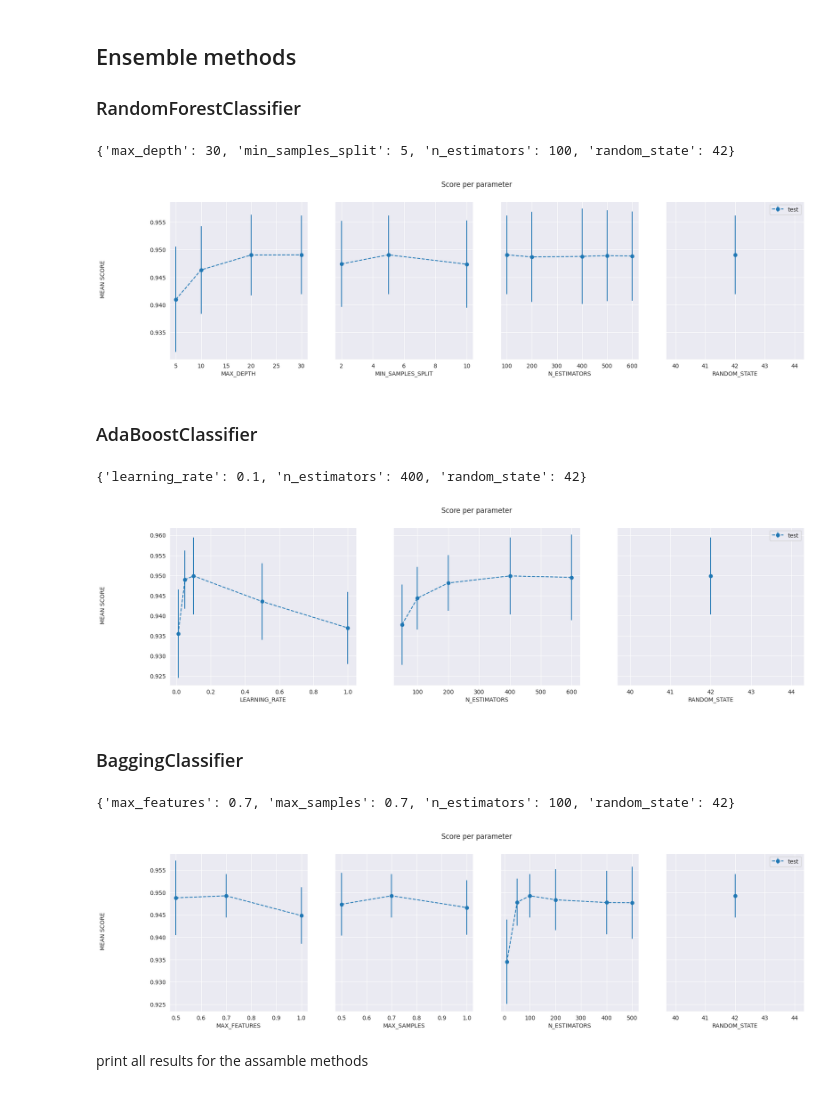
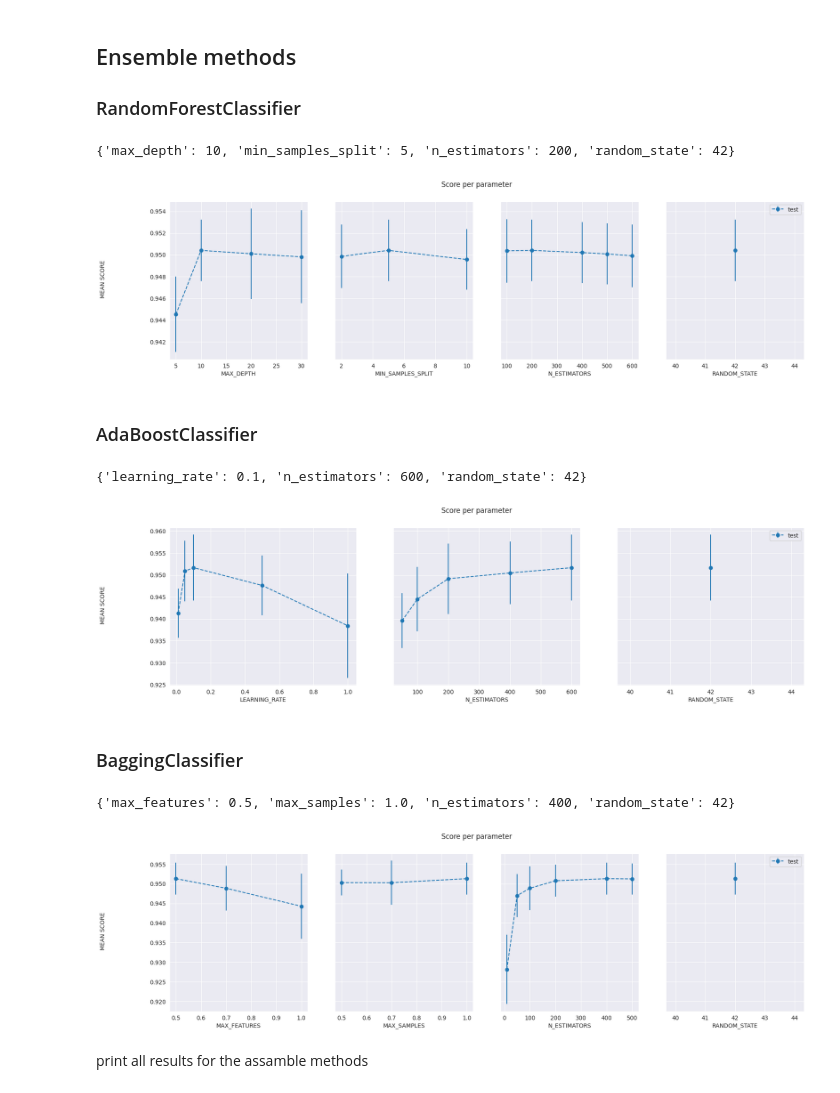
Before and after one commit to SteinVandenbroeke/Data_mining_projects, a Jupyter notebook: Assignment2/Assignment2.ipynb, the cells around one changed output. Cells and saved outputs as stored; diff of their text form; code cells hidden in the pictures.

```diff
--- a/Assignment2/Assignment2.ipynb
+++ b/Assignment2/Assignment2.ipynb
@@ -225,10 +213,10 @@ colum_combinations = {
     "academic_performance_indicators": [
         'curricular_units_1st_sem_credited',
         'curricular_units_1st_sem_enrolled', 'curricular_units_1st_sem_evaluations',
-        'curricular_units_1st_sem_approved', 'curricular_units_1st_sem_grade',
+        'curricular_units_1st_sem_approved',
         'curricular_units_1st_sem_without_evaluations', 'curricular_units_2nd_sem_credited',
         'curricular_units_2nd_sem_enrolled', 'curricular_units_2nd_sem_evaluations',
-        'curricular_units_2nd_sem_approved', 'curricular_units_2nd_sem_grade',
+        'curricular_units_2nd_sem_approved',
         'curricular_units_2nd_sem_without_evaluations',
         'curricular_units_1st_sem_grade_rounded', 'curricular_units_2nd_sem_grade_rounded',
         'passing_grade_1st_sem', 'passing_grade_2nd_sem'
@@ -246,35 +234,47 @@ colum_combinations = {
         'father_occupation', 'displaced', 'special_needs', 'debtor', 'tuition_fees_up_to_date',
         'scholarship_holder', 'age_at_enrollment', 'international', 'curricular_units_1st_sem_credited',
         'curricular_units_1st_sem_enrolled', 'curricular_units_1st_sem_evaluations',
-        'curricular_units_1st_sem_approved', 'curricular_units_1st_sem_grade',
+        'curricular_units_1st_sem_approved',
         'curricular_units_1st_sem_without_evaluations', 'curricular_units_2nd_sem_credited',
         'curricular_units_2nd_sem_enrolled', 'curricular_units_2nd_sem_evaluations',
-        'curricular_units_2nd_sem_approved', 'curricular_units_2nd_sem_grade',
+        'curricular_units_2nd_sem_approved',
         'curricular_units_2nd_sem_without_evaluations', 'unemployment_rate', 'inflation_rate', 'gdp',
         'curricular_units_1st_sem_grade_rounded', 'curricular_units_2nd_sem_grade_rounded',
         'passing_grade_1st_sem', 'passing_grade_2nd_sem', "gender"]
 }
 # %%
 def select_kbest(X_train_full, y_train_full, k=10, score_function=f_classif):
-    selector = SelectKBest(score_func=f_classif, k=k)
+    """
+    Return an order list (importance) of top k features
+    :param X_train_full: Train set with all features
+    :param y_train_full: Target values
+    :param k: number of features
+    :param score_function: score_function
+    :return:
+    """
+    if score_function == chi2:
+        scaler = MinMaxScaler()
+        X_train_full = pd.DataFrame(scaler.fit_transform(X_train_full), columns=X_train_full.columns)
+
+    selector = SelectKBest(score_func=score_function, k=k)
     selector.fit(X_train_full, y_train_full)
-
-    # Get boolean mask of selected features
+    scores = selector.scores_
     mask = selector.get_support()
 
-    # Get column names of selected features
-    selected_features = X_train_full.columns[mask]
+    selected_scores = pd.DataFrame({
+        'Feature': X_train_full.columns[mask],
+        'Score': scores[mask]
+    })
+    selected_scores = selected_scores.sort_values(by='Score', ascending=False)
 
-    return selected_features
+    return selected_scores['Feature'].tolist()
 # %% [markdown]
 ### Best performing features
 # %%
 for score_function in [chi2, f_classif]:
-    for k in [5,10,15,20,25,30]:
+    for k in [5, 10, 15]:
         x = df[colum_combinations["person_and_economic_and_academic_performance_indicators"]]
         y = df[["target"]]
         b_best_features = select_kbest(x, y, k, score_function)
-        print(f"K: {k} best features: {b_best_features}")
-
-colum_combinations["k_10_best"] = select_kbest(x, y, k, score_function)
+        print(f"K: {str(score_function.__name__)} {k} best features: {b_best_features}")
 # %% [output]
@@ -300,8 +289,7 @@ Splitting dataset
 # %%
 from sklearn.model_selection import train_test_split
 
-train_df, validation_df = train_test_split(df, test_size=0.3, random_state=42)
-test_df, validation_df = train_test_split(validation_df, test_size=0.5, random_state=42)
+train_df, test_df = train_test_split(df, test_size=0.2, random_state=42)
 # %% [markdown]
 # Creating and comparing models
 # %% [markdown]
@@ -471,7 +582,7 @@ pd.DataFrame(classifiers_results).T
 # %%
 
 classifiers_results = {}
-grid_search = report_results(train_df, validation_df, "", colum_combinations["person_and_economic_and_academic_performance_indicators"], f"RandomForestClassifier", RandomForestClassifier(), {
+grid_search = report_results(train_df, "", colum_combinations["person_and_economic_and_academic_performance_indicators"], f"RandomForestClassifier", RandomForestClassifier(), {
     "n_estimators": [100, 200, 400, 500, 600],
     "max_depth": [5, 10, 20, 30, None],
     "min_samples_split": [2, 5, 10],
@@ -480,14 +591,14 @@ grid_search = report_results(train_df, validation_df, "", colum_combinations["pe
 print(grid_search.best_params_)
 plot_search_results(grid_search)
 # %% [output]
-{'max_depth': 30, 'min_samples_split': 5, 'n_estimators': 100, 'random_state': 42}
+{'max_depth': 10, 'min_samples_split': 5, 'n_estimators': 200, 'random_state': 42}
-[figure, old version]
+[figure, new version]
 # %% [markdown]
 ### AdaBoostClassifier
 # %%
 from sklearn.ensemble import AdaBoostClassifier
 
-grid_search = report_results(train_df, validation_df, "", colum_combinations["person_and_economic_and_academic_performance_indicators"], f"AdaBoostClassifier", AdaBoostClassifier(), param_grid = {
+grid_search = report_results(train_df, "", colum_combinations["person_and_economic_and_academic_performance_indicators"], f"AdaBoostClassifier", AdaBoostClassifier(), param_grid = {
     "n_estimators": [50, 100, 200, 400, 600],
     "learning_rate": [0.01, 0.05, 0.1, 0.5, 1.0],
     "random_state": [42]
@@ -495,24 +606,24 @@ grid_search = report_results(train_df, validation_df, "", colum_combinations["pe
 print(grid_search.best_params_)
 plot_search_results(grid_search)
 # %% [output]
-{'learning_rate': 0.1, 'n_estimators': 400, 'random_state': 42}
+{'learning_rate': 0.1, 'n_estimators': 600, 'random_state': 42}
-[figure, old version]
+[figure, new version]
 # %% [markdown]
 ### BaggingClassifier
 # %%
 from sklearn.ensemble import BaggingClassifier
 
-grid_search = report_results(train_df, validation_df, "", colum_combinations["person_and_economic_and_academic_performance_indicators"], f"BaggingClassifier", BaggingClassifier(), param_grid = {
+grid_search = report_results(train_df, "", colum_combinations["person_and_economic_and_academic_performance_indicators"], f"BaggingClassifier", BaggingClassifier(), param_grid = {
     "n_estimators": [10, 50, 100, 200, 400, 500],
     "max_samples": [0.5, 0.7, 1.0],
     "max_features": [0.5, 0.7, 1.0],
     "random_state": [42]
 })
 print(grid_search.best_params_)
 plot_search_results(grid_search)
 # %% [output]
-{'max_features': 0.7, 'max_samples': 0.7, 'n_estimators': 100, 'random_state': 42}
+{'max_features': 0.5, 'max_samples': 1.0, 'n_estimators': 400, 'random_state': 42}
-[figure, old version]
+[figure, new version]
 # %% [markdown]
 print all results for the assamble methods
 # %%
```
Also changed, not shown: parts of 19 cells of this notebook, 6 other files.
